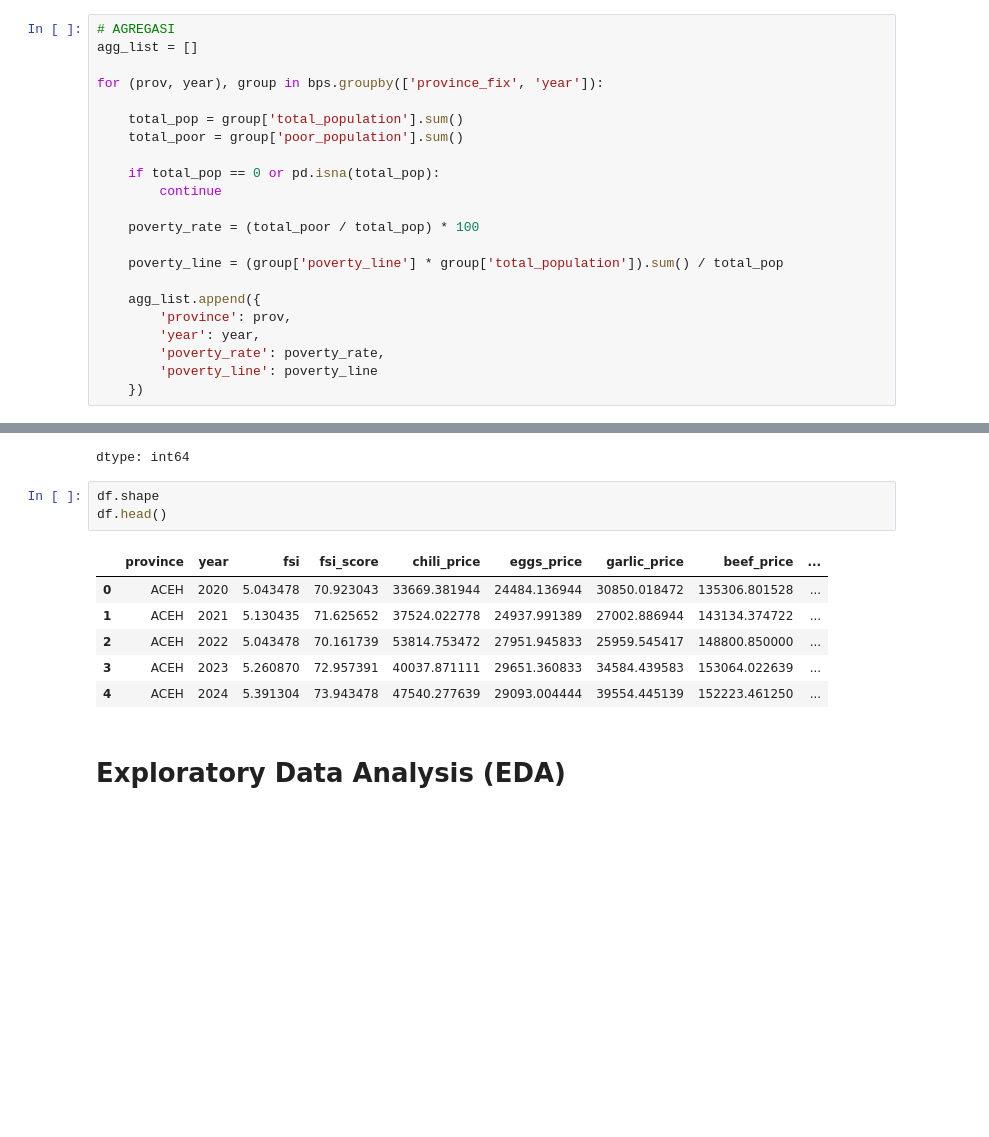
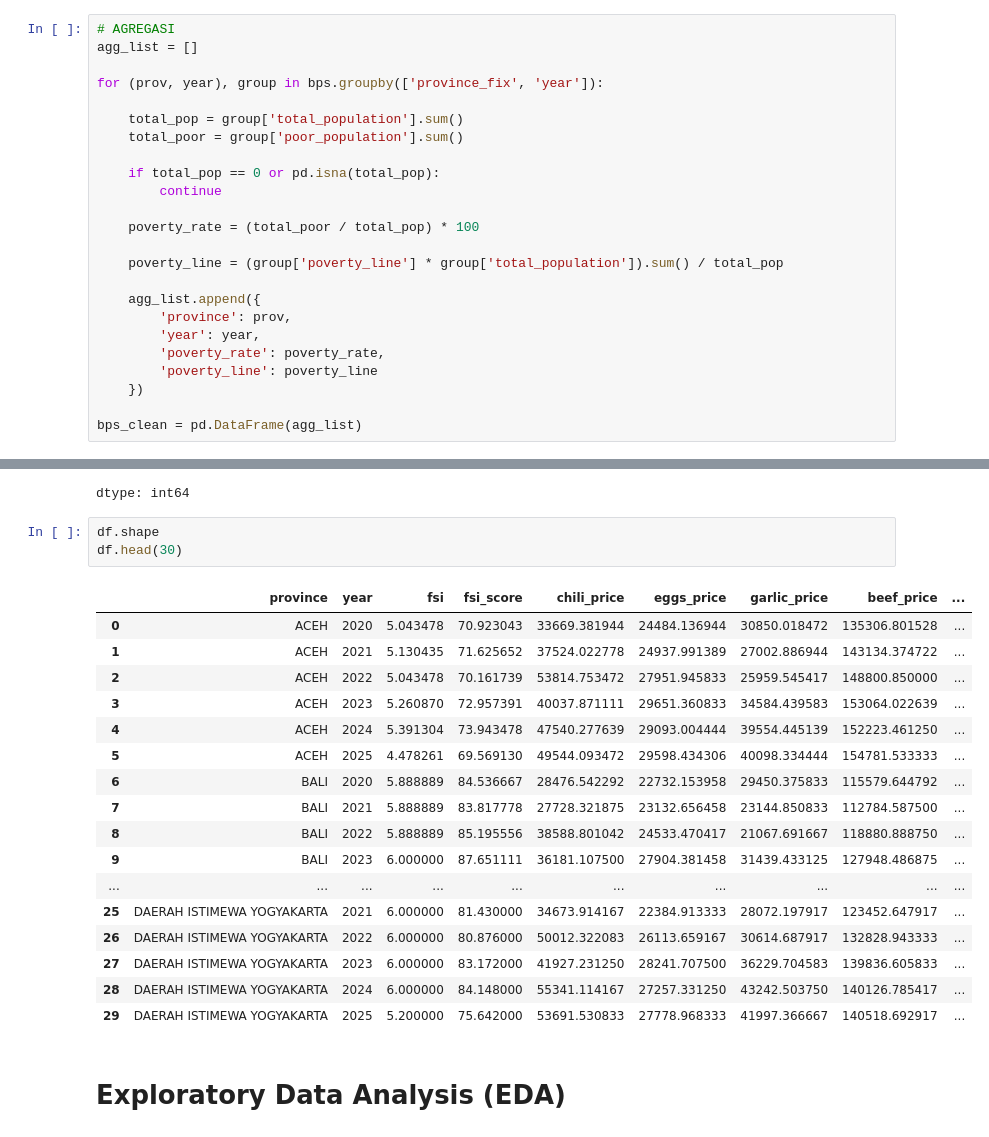
Before and after one commit to MuhammadRibhiRamadan/fsi-prediction-id, a Jupyter notebook: DSAI.ipynb, the cells around one changed output, grey strips where cells are left out. Drawn from its saved outputs; the diff is of its cells as text; blank space fills up the shorter version.

```diff
--- a/DSAI.ipynb
+++ b/DSAI.ipynb
@@ -400,6 +400,8 @@ for (prov, year), group in bps.groupby(['province_fix', 'year']):
         'poverty_rate': poverty_rate,
         'poverty_line': poverty_line
     })
+
+bps_clean = pd.DataFrame(agg_list)
 # %%
 # harus 34 provinsi tiap tahun
 print(bps_clean.groupby('year')['province'].nunique())
@@ -534,14 +535,25 @@ df.groupby('year')['province'].nunique()
 dtype: int64
 # %%
 df.shape
-df.head()
+df.head(30)
 # %% [output]
 |  | province | year | fsi | fsi_score | chili_price | eggs_price | garlic_price | beef_price | ... |
 | 0 | ACEH | 2020 | 5.043478 | 70.923043 | 33669.381944 | 24484.136944 | 30850.018472 | 135306.801528 | ... |
 | 1 | ACEH | 2021 | 5.130435 | 71.625652 | 37524.022778 | 24937.991389 | 27002.886944 | 143134.374722 | ... |
 | 2 | ACEH | 2022 | 5.043478 | 70.161739 | 53814.753472 | 27951.945833 | 25959.545417 | 148800.850000 | ... |
 | 3 | ACEH | 2023 | 5.260870 | 72.957391 | 40037.871111 | 29651.360833 | 34584.439583 | 153064.022639 | ... |
 | 4 | ACEH | 2024 | 5.391304 | 73.943478 | 47540.277639 | 29093.004444 | 39554.445139 | 152223.461250 | ... |
+| 5 | ACEH | 2025 | 4.478261 | 69.569130 | 49544.093472 | 29598.434306 | 40098.334444 | 154781.533333 | ... |
+| 6 | BALI | 2020 | 5.888889 | 84.536667 | 28476.542292 | 22732.153958 | 29450.375833 | 115579.644792 | ... |
+| 7 | BALI | 2021 | 5.888889 | 83.817778 | 27728.321875 | 23132.656458 | 23144.850833 | 112784.587500 | ... |
+| 8 | BALI | 2022 | 5.888889 | 85.195556 | 38588.801042 | 24533.470417 | 21067.691667 | 118880.888750 | ... |
+| 9 | BALI | 2023 | 6.000000 | 87.651111 | 36181.107500 | 27904.381458 | 31439.433125 | 127948.486875 | ... |
+| ... | ... | ... | ... | ... | ... | ... | ... | ... | ... |
+| 25 | DAERAH ISTIMEWA YOGYAKARTA | 2021 | 6.000000 | 81.430000 | 34673.914167 | 22384.913333 | 28072.197917 | 123452.647917 | ... |
+| 26 | DAERAH ISTIMEWA YOGYAKARTA | 2022 | 6.000000 | 80.876000 | 50012.322083 | 26113.659167 | 30614.687917 | 132828.943333 | ... |
+| 27 | DAERAH ISTIMEWA YOGYAKARTA | 2023 | 6.000000 | 83.172000 | 41927.231250 | 28241.707500 | 36229.704583 | 139836.605833 | ... |
+| 28 | DAERAH ISTIMEWA YOGYAKARTA | 2024 | 6.000000 | 84.148000 | 55341.114167 | 27257.331250 | 43242.503750 | 140126.785417 | ... |
+| 29 | DAERAH ISTIMEWA YOGYAKARTA | 2025 | 5.200000 | 75.642000 | 53691.530833 | 27778.968333 | 41997.366667 | 140518.692917 | ... |
 # %% [markdown]
 # **Exploratory Data Analysis (EDA)**
 # %%
```
Also changed, not shown: parts of 7 cells of this notebook.
